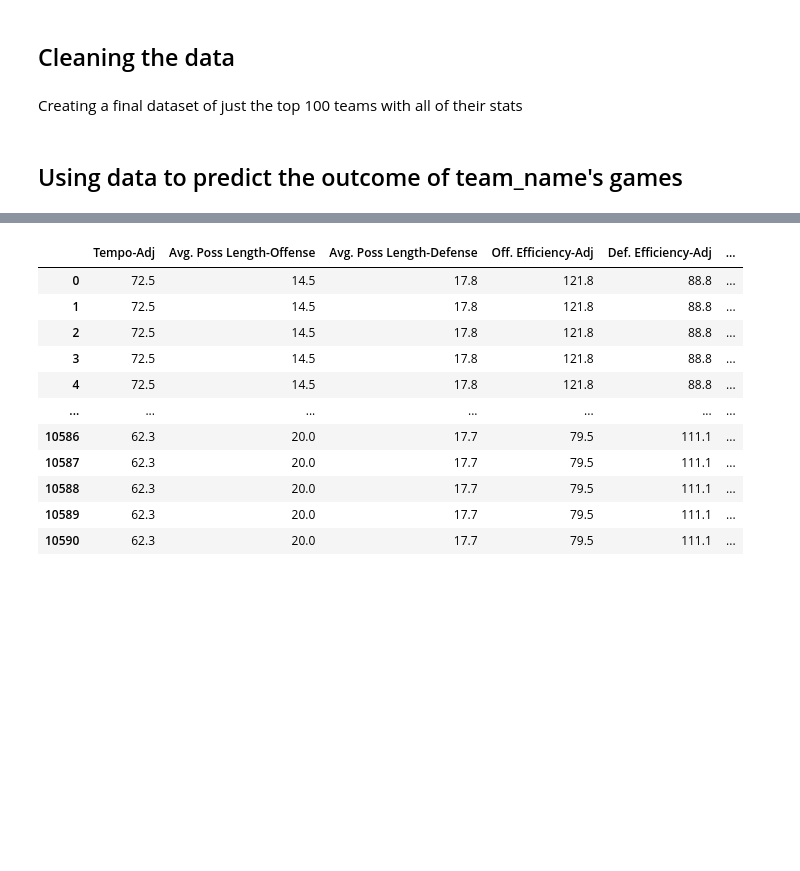
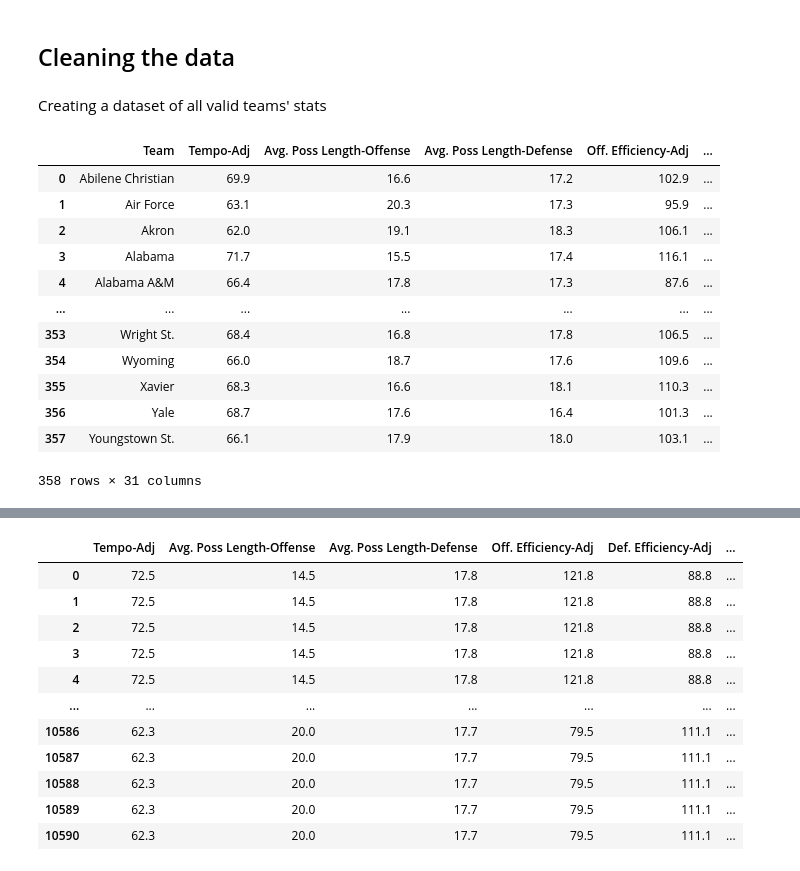
Before and after one commit to jayminwest/NCAA-Game-Predictions, a Jupyter notebook: NCAA_Win_Predictions.ipynb, the cells around one changed output, grey strips where cells are left out. Saved outputs shown, nothing was run; the diff lists cells and outputs as text; code cells hidden in the pictures; blank space fills up the shorter version.

```diff
--- a/NCAA_Win_Predictions.ipynb
+++ b/NCAA_Win_Predictions.ipynb
@@ -66,17 +75,26 @@ valid_teams = kpt.get_valid_teams(browser)
+# %%
+eff_stats = pd.read_csv('./Stats_CSVs/eff_stats.csv')
+four_factors = pd.read_csv('./Stats_CSVs/four_factors.csv')
+team_stats = pd.read_csv('./Stats_CSVs/team_stats.csv')
+point_dist = pd.read_csv('./Stats_CSVs/point_dist.csv')
+
+# valid_teams would typically be imported from Kenpom
+# What I've done here is taken the valid_teams list retroactivley from the data
+# This skips the step of needed to have a paid kenpom account
+valid_teams=pd.read_csv('./Stats_CSVs/full_stats.csv')['Team']
 # %% [markdown]
 ## Cleaning the data
 # %%
-# Function to remove all of the columns that have "rank" cleans up the data
-def remove_rank_cols(df):
-    df = df[df.columns.drop(list(df.filter(regex='Rank')))]
-    df = df[df.columns.drop(list(df.filter(regex='Raw')))]
-    df = df[df.columns.drop(list(df.filter(regex='Conference')))]
-    return df
+# Function to remove columns matching specific patterns
+def remove_unwanted_columns(df):
+    # Remove columns that contain 'Rank', 'Raw', 'Conference', or 'Unnamed: 0'
+    return df[df.columns.drop(df.filter(regex='Rank|Raw|Conference|Unnamed: 0').columns)]
 
-eff_stats = remove_rank_cols(eff_stats)
-four_factors = remove_rank_cols(four_factors)
-team_stats = remove_rank_cols(team_stats)
-point_dist = remove_rank_cols(point_dist)
+# Apply the function to each DataFrame
+eff_stats = remove_unwanted_columns(eff_stats)
+four_factors = remove_unwanted_columns(four_factors)
+team_stats = remove_unwanted_columns(team_stats)
+point_dist = remove_unwanted_columns(point_dist)
 # %%
 # Function to remove all of the teams that are not in valid_teams
 def remove_low_rank_teams(df):
@@ -89,8 +107,30 @@ four_factors = remove_low_rank_teams(four_factors)
 team_stats = remove_low_rank_teams(team_stats)
 point_dist = remove_low_rank_teams(point_dist)
 # %% [markdown]
-Creating a final dataset of just the top 100 teams with all of their stats
+Creating a dataset of all valid teams' stats
 # %%
-data = pd.merge(eff_stats, four_factors, on="Team")
-data = pd.merge(data, team_stats, on="Team")
-data = pd.merge(data, point_dist, on="Team")
+from functools import reduce
+
+# List of DataFrames to merge
+dfs = [eff_stats, four_factors, team_stats, point_dist]
+
+# Merging all DataFrames on "Team" using reduce
+full_stats = reduce(lambda left, right: pd.merge(left, right, on="Team"), dfs)
+
+full_stats.to_csv("./Stats_CSVs/full_stats.csv")
+
+full_stats
+# %% [output]
+|  | Team | Tempo-Adj | Avg. Poss Length-Offense | Avg. Poss Length-Defense | Off. Efficiency-Adj | ... |
+| 0 | Abilene Christian | 69.9 | 16.6 | 17.2 | 102.9 | ... |
+| 1 | Air Force | 63.1 | 20.3 | 17.3 | 95.9 | ... |
+| 2 | Akron | 62.0 | 19.1 | 18.3 | 106.1 | ... |
+| 3 | Alabama | 71.7 | 15.5 | 17.4 | 116.1 | ... |
+| 4 | Alabama A&M | 66.4 | 17.8 | 17.3 | 87.6 | ... |
+| ... | ... | ... | ... | ... | ... | ... |
+| 353 | Wright St. | 68.4 | 16.8 | 17.8 | 106.5 | ... |
+| 354 | Wyoming | 66.0 | 18.7 | 17.6 | 109.6 | ... |
+| 355 | Xavier | 68.3 | 16.6 | 18.1 | 110.3 | ... |
+| 356 | Yale | 68.7 | 17.6 | 16.4 | 101.3 | ... |
+| 357 | Youngstown St. | 66.1 | 17.9 | 18.0 | 103.1 | ... |
+358 rows × 31 columns
@@ -101,2 +136,0 @@ full_stats = data
-# %% [markdown]
-## Using data to predict the outcome of team_name's games
```
Also changed, not shown: parts of 42 cells of this notebook, 3 other files.
